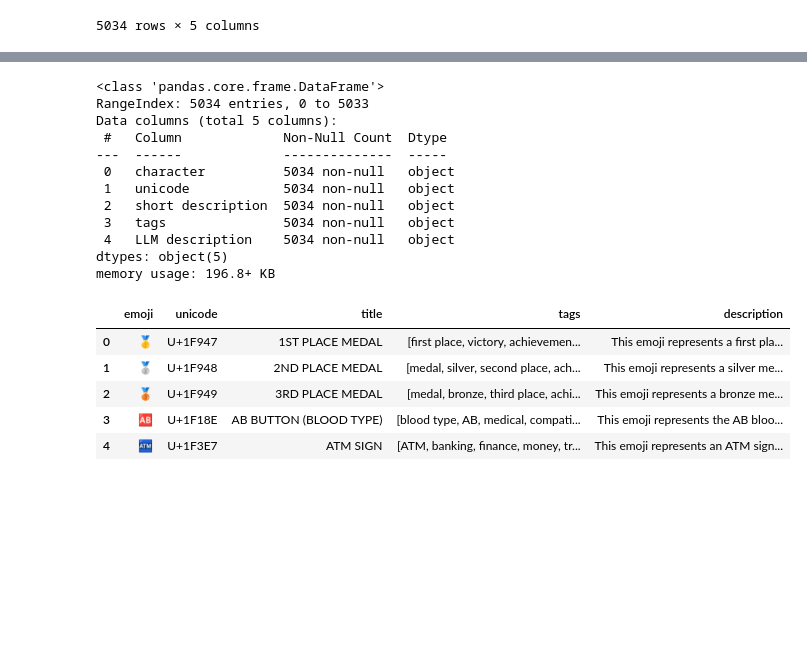
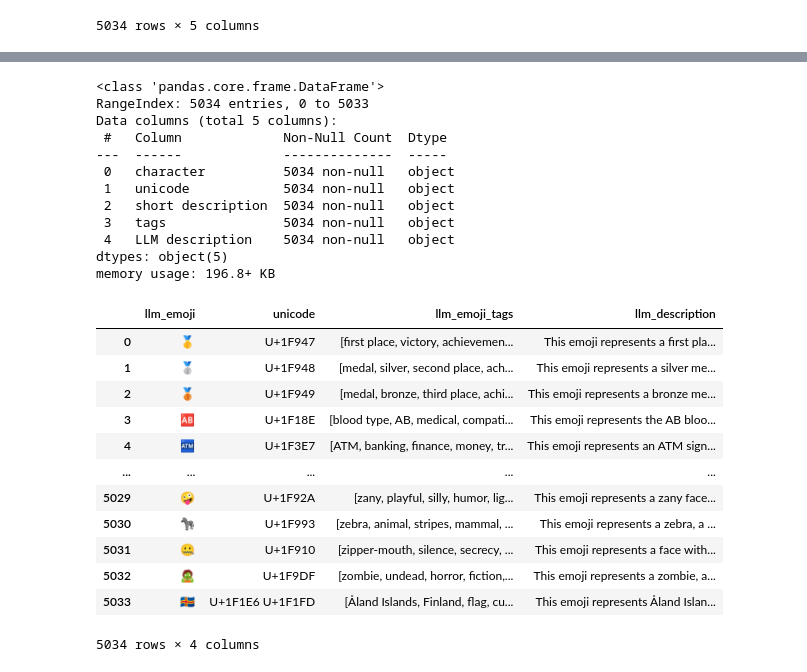
Before and after one commit to LCM-W25-3035/EmojiGen, a Jupyter notebook: Notebooks/EmojiGen.ipynb, the cells around one changed output, grey strips where cells are left out. Saved outputs shown, nothing was run; the diff lists cells and outputs as text; code cells hidden in the pictures; blank space fills up the shorter version.

```diff
--- a/Notebooks/EmojiGen.ipynb
+++ b/Notebooks/EmojiGen.ipynb
@@ -96,0 +234,12 @@ llm_emoji_df
+# %%
+def normalize_unicode(unicode_str):
+    # Remove existing "U+" prefixes
+    cleaned = re.sub(r"U\+", "", unicode_str)
+
+    # Replace separators (spaces, commas, hyphens) with a single space
+    cleaned = re.sub(r"[\s,.-]+", " ", cleaned)
+
+    # Add "U+" prefix to each code point
+    normalized = " ".join(f"U+{code}" for code in cleaned.split())
+
+    return normalized
@@ -97,32 +256,37 @@ llm_emoji_df
 # %%
 # Merge the llm_emoji_df, openmoji_df, emojipedia_df based on unicode/hexcode
 # The final df should have unicode, title (short descriotion, annotation), tags, group, subgroup, description)
-new_columns = ['emoji', 'unicode', 'title', 'tags', 'group', 'subgroup', 'description']
+llm_emoji_df.info()
+llm_emoji_sm_df = llm_emoji_df[['character','unicode','tags','LLM description']]
+llm_emoji_sm_df.rename(columns={'character': 'llm_emoji','tags': 'llm_emoji_tags','LLM description': 'llm_description'}, inplace=True)
+llm_emoji_sm_df['unicode'] = llm_emoji_sm_df['unicode'].apply(normalize_unicode)
 
-llm_emoji_df.info()
-new_order = ['character', 'unicode', 'short description', 'tags', 'LLM description']
-llm_emoji_sm_df = llm_emoji_df[new_order]
-llm_emoji_sm_df.rename(columns={'character':'emoji', 'unicode':'unicode', 'short description':'title',
-'tags':'tags', 'LLM description':'description'}, inplace=True)
-llm_emoji_sm_df.head()
+llm_emoji_sm_df
 # %% [output]
 <class 'pandas.core.frame.DataFrame'>
 RangeIndex: 5034 entries, 0 to 5033
 Data columns (total 5 columns):
  #   Column             Non-Null Count  Dtype
 ---  ------             --------------  -----
  0   character          5034 non-null   object
  1   unicode            5034 non-null   object
  2   short description  5034 non-null   object
  3   tags               5034 non-null   object
  4   LLM description    5034 non-null   object
 dtypes: object(5)
 memory usage: 196.8+ KB
-|  | emoji | unicode | title | tags | description |
-| 0 | 🥇 | U+1F947 | 1ST PLACE MEDAL | [first place, victory, achievemen... | This emoji represents a first pla... |
-| 1 | 🥈 | U+1F948 | 2ND PLACE MEDAL | [medal, silver, second place, ach... | This emoji represents a silver me... |
-| 2 | 🥉 | U+1F949 | 3RD PLACE MEDAL | [medal, bronze, third place, achi... | This emoji represents a bronze me... |
-| 3 | 🆎 | U+1F18E | AB BUTTON (BLOOD TYPE) | [blood type, AB, medical, compati... | This emoji represents the AB bloo... |
-| 4 | 🏧 | U+1F3E7 | ATM SIGN | [ATM, banking, finance, money, tr... | This emoji represents an ATM sign... |
+|  | llm_emoji | unicode | llm_emoji_tags | llm_description |
+| 0 | 🥇 | U+1F947 | [first place, victory, achievemen... | This emoji represents a first pla... |
+| 1 | 🥈 | U+1F948 | [medal, silver, second place, ach... | This emoji represents a silver me... |
+| 2 | 🥉 | U+1F949 | [medal, bronze, third place, achi... | This emoji represents a bronze me... |
+| 3 | 🆎 | U+1F18E | [blood type, AB, medical, compati... | This emoji represents the AB bloo... |
+| 4 | 🏧 | U+1F3E7 | [ATM, banking, finance, money, tr... | This emoji represents an ATM sign... |
+| ... | ... | ... | ... | ... |
+| 5029 | 🤪 | U+1F92A | [zany, playful, silly, humor, lig... | This emoji represents a zany face... |
+| 5030 | 🦓 | U+1F993 | [zebra, animal, stripes, mammal, ... | This emoji represents a zebra, a ... |
+| 5031 | 🤐 | U+1F910 | [zipper-mouth, silence, secrecy, ... | This emoji represents a face with... |
+| 5032 | 🧟 | U+1F9DF | [zombie, undead, horror, fiction,... | This emoji represents a zombie, a... |
+| 5033 | 🇦🇽 | U+1F1E6 U+1F1FD | [Åland Islands, Finland, flag, cu... | This emoji represents Åland Islan... |
+5034 rows × 4 columns
 # %%
 open_moji_df.info()
```
Also changed, not shown: parts of 20 cells of this notebook.
